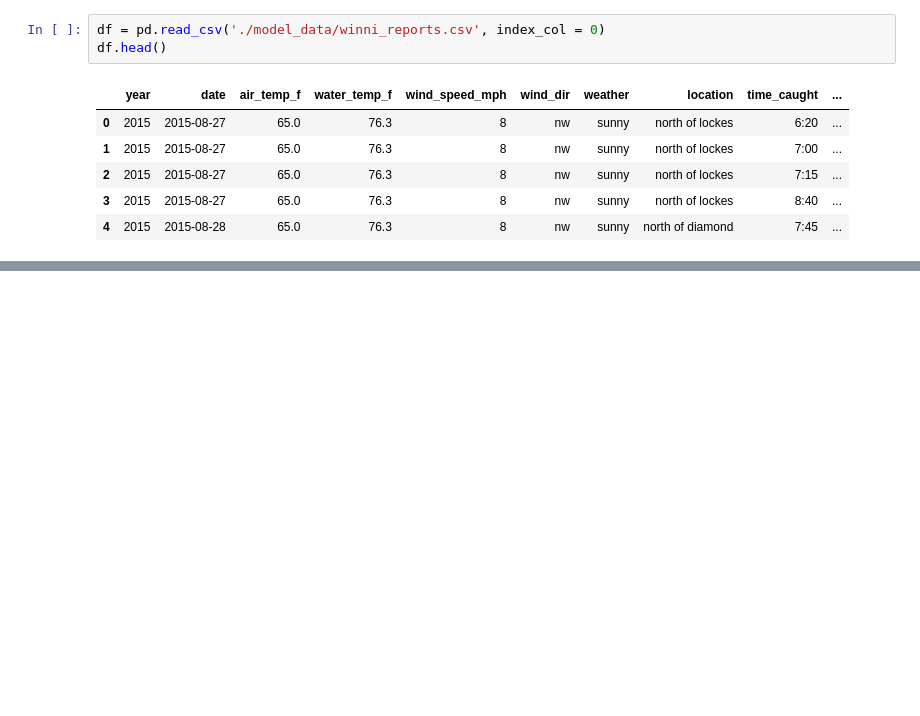
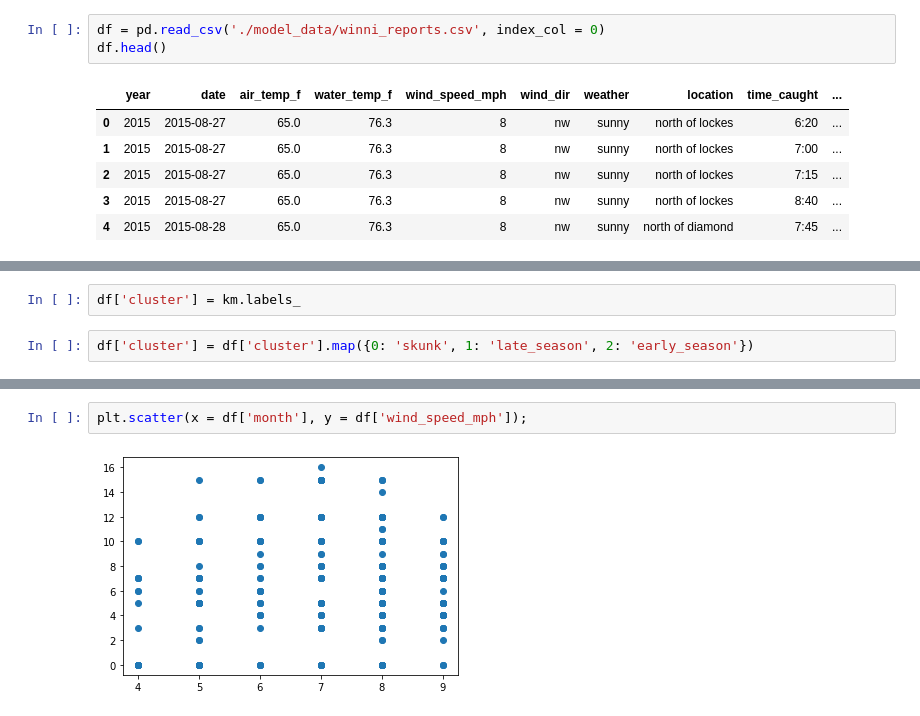
Before and after one commit to aothree/Fishing-Winni, a Jupyter notebook: modeling_clusters.ipynb, the cells around one changed output, grey strips where cells are left out. Saved outputs shown, nothing was run; the diff lists cells and outputs as text; blank space fills up the shorter version.

```diff
--- a/modeling_clusters.ipynb
+++ b/modeling_clusters.ipynb
@@ -68,0 +72,4 @@ KMeans(n_clusters=5, random_state=42)
+# %%
+df['cluster'] = km.labels_
+# %%
+df['cluster'] = df['cluster'].map({0: 'skunk', 1: 'late_season', 2: 'early_season'})
@@ -68,0 +99,4 @@ KMeans(n_clusters=5, random_state=42)
+# %%
+plt.scatter(x = df['month'], y = df['wind_speed_mph']);
+# %% [output]
+[figure, added]
```
Also changed, not shown: parts of 31 cells of this notebook, 4 other files.
